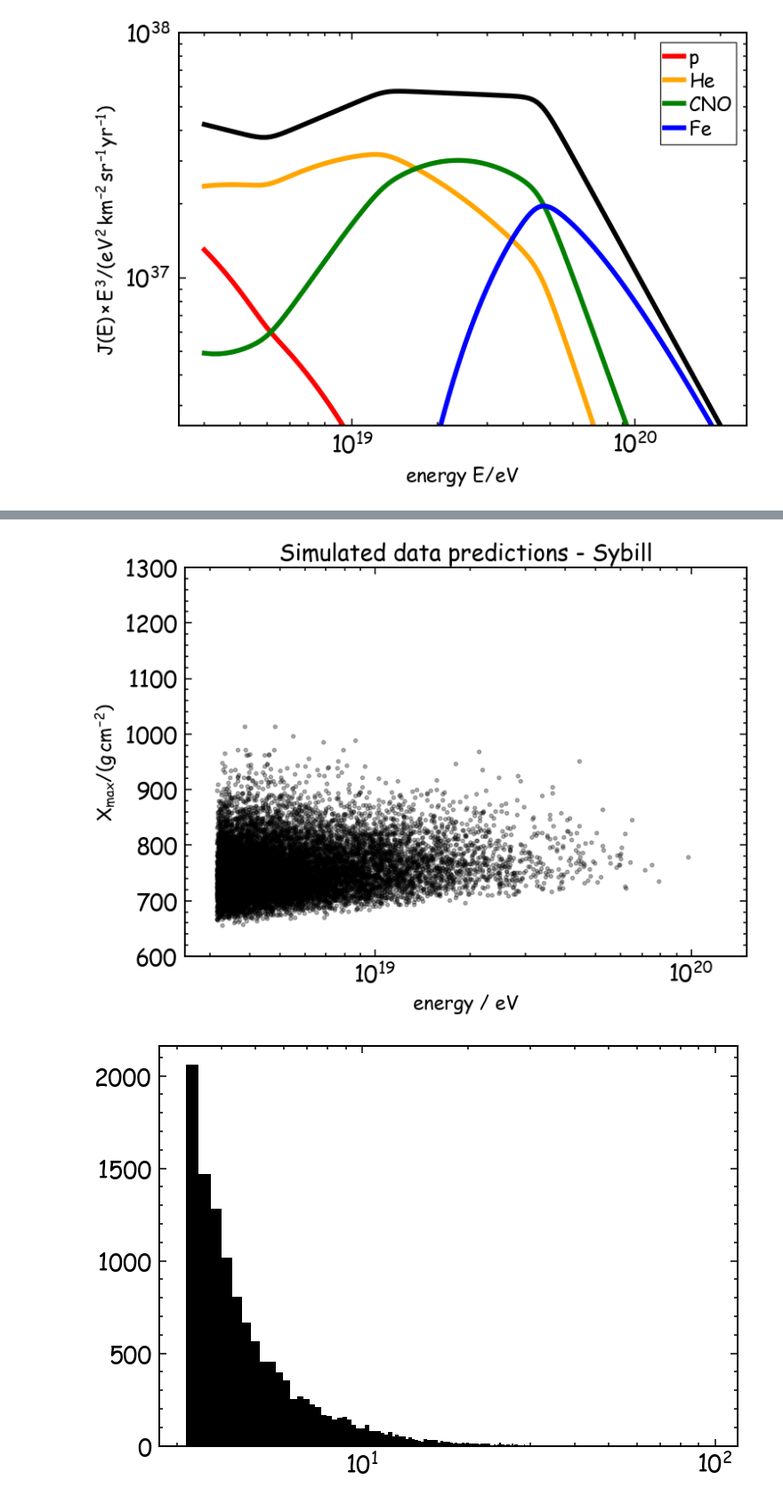
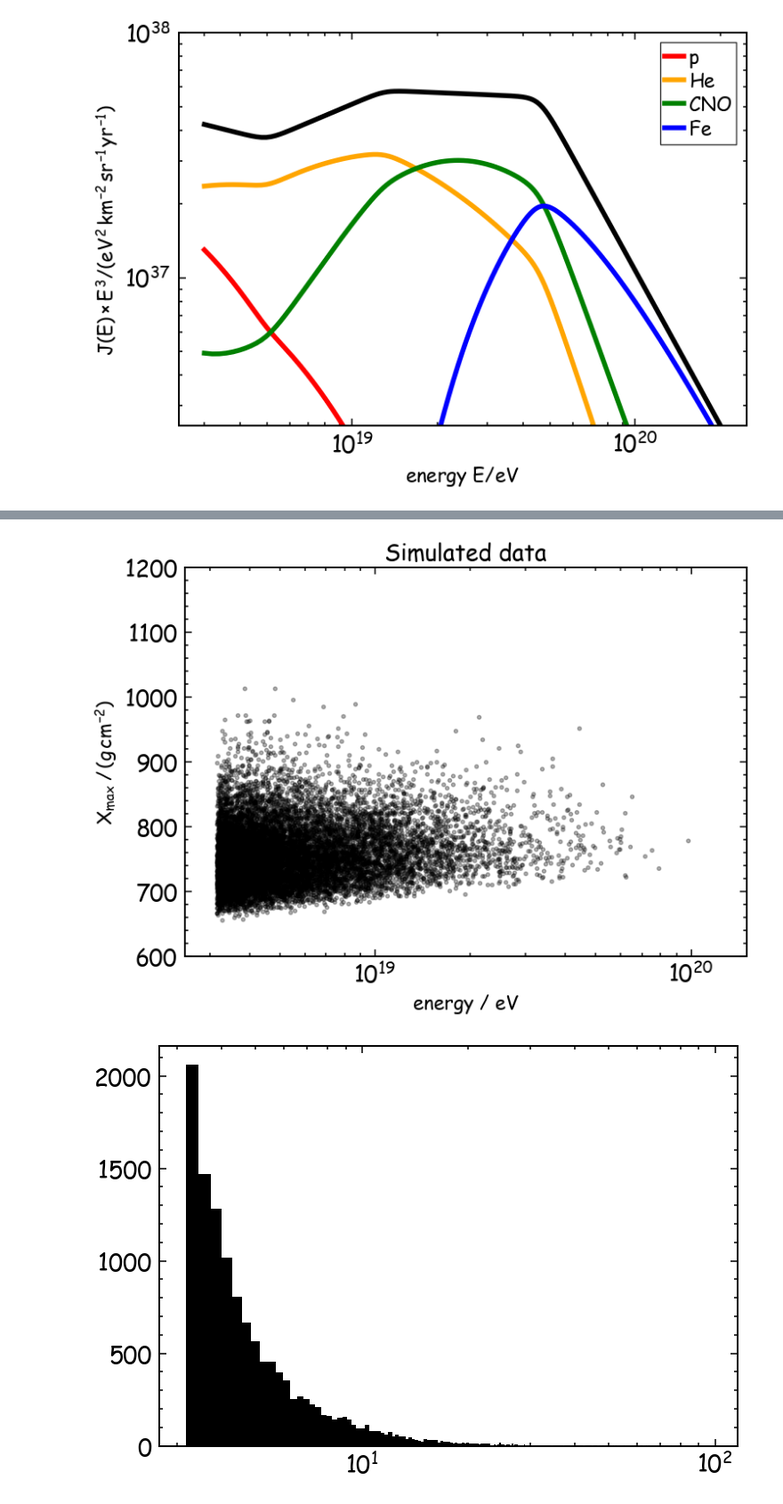
Before and after one commit to paolo-magnani/aixnet_simulations, a Jupyter notebook: simulation_lib.ipynb, the cells around one changed output, grey strips where cells are left out. Shown at 89% size. Drawn from its saved outputs; the diff is of its cells as text; code cells hidden in the pictures.

```diff
--- a/simulation_lib.ipynb
+++ b/simulation_lib.ipynb
@@ -165,29 +179,29 @@ plt.show()
 # %%
 plt.figure(figsize=(10,6))
 # plt.title('Comic Sans!!!')
-plt.title('Simulated data predictions - Sybill')
+plt.title('Simulated data')
 plt.scatter(dd['energy']*1e18, dd['dnn_xmax'], alpha=0.3, color='k')
 plt.xlabel(r'energy / eV')
-plt.ylabel(r'$X_\mathrm{max} / (g \, cm^{-2})$')
+plt.ylabel(r'$X_\mathrm{max} \, \, / \, (g \, cm^{-2})$')
 plt.xscale('log')
-plt.ylim(600, 1300)
+plt.ylim(600, 1200)
 plt.xlim(2.5e18, 150e18)
 plt.show()
 
 
 plt.figure(figsize=(10,6))
 plt.hist(dd['energy'], color='k')
 plt.xscale('log')
 plt.show()
 
 plt.figure(figsize=(10,6))
 plt.hist(dd['mass'], color='k')
 # plt.xscale('log')
 plt.show()
 
 
 np.save('simulated_data.npy', dd)
 # %% [output]
-[figure, old version]
+[figure, new version]
 [figure]
 [figure]
```
Also changed, not shown: parts of 5 cells of this notebook, 1 other file.
